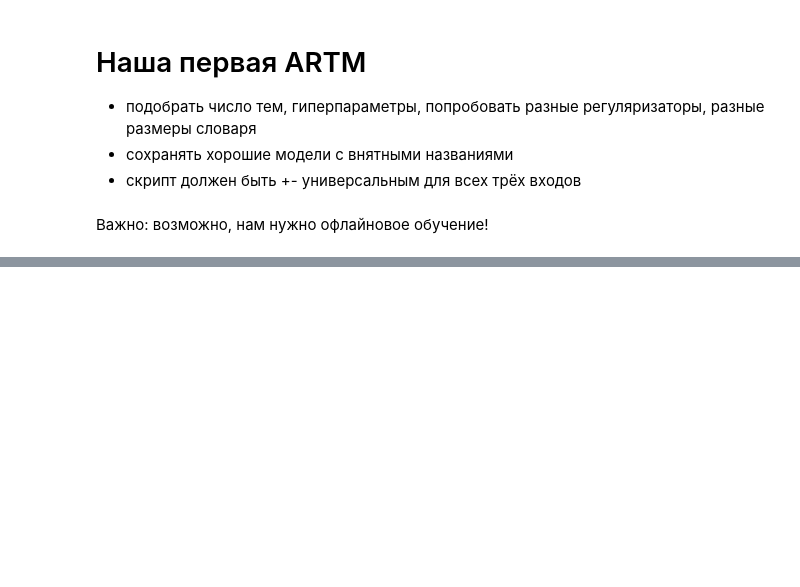
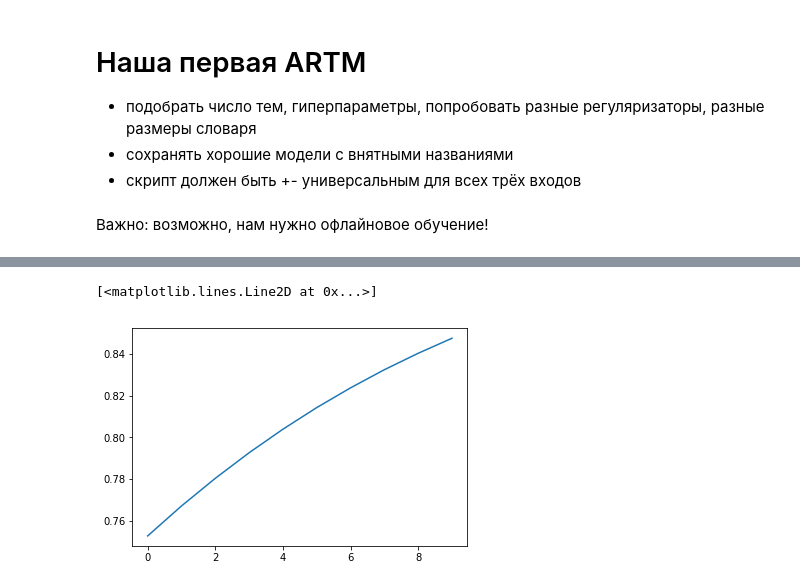
Before and after one commit to DmitrySerg/top-russian-music, a Jupyter notebook: govnocodes_models/artm_model_v1.ipynb, the cells around one changed output, grey strips where cells are left out. Saved outputs shown, nothing was run; the diff lists cells and outputs as text; code cells hidden in the pictures; blank space fills up the shorter version.

```diff
--- a/govnocodes_models/artm_model_v1.ipynb
+++ b/govnocodes_models/artm_model_v1.ipynb
@@ -36,0 +74,5 @@ model.fit_offline(batch_vectorizer=batch_vectorizer, num_collection_passes=10)
+# %%
+plt.plot(model.score_tracker['sparsity_phi_score'].value)    # .last_value
+# %% [output]
+[<matplotlib.lines.Line2D at 0x...>]
+[figure, added]
```
Also changed, not shown: parts of 13 cells of this notebook.
